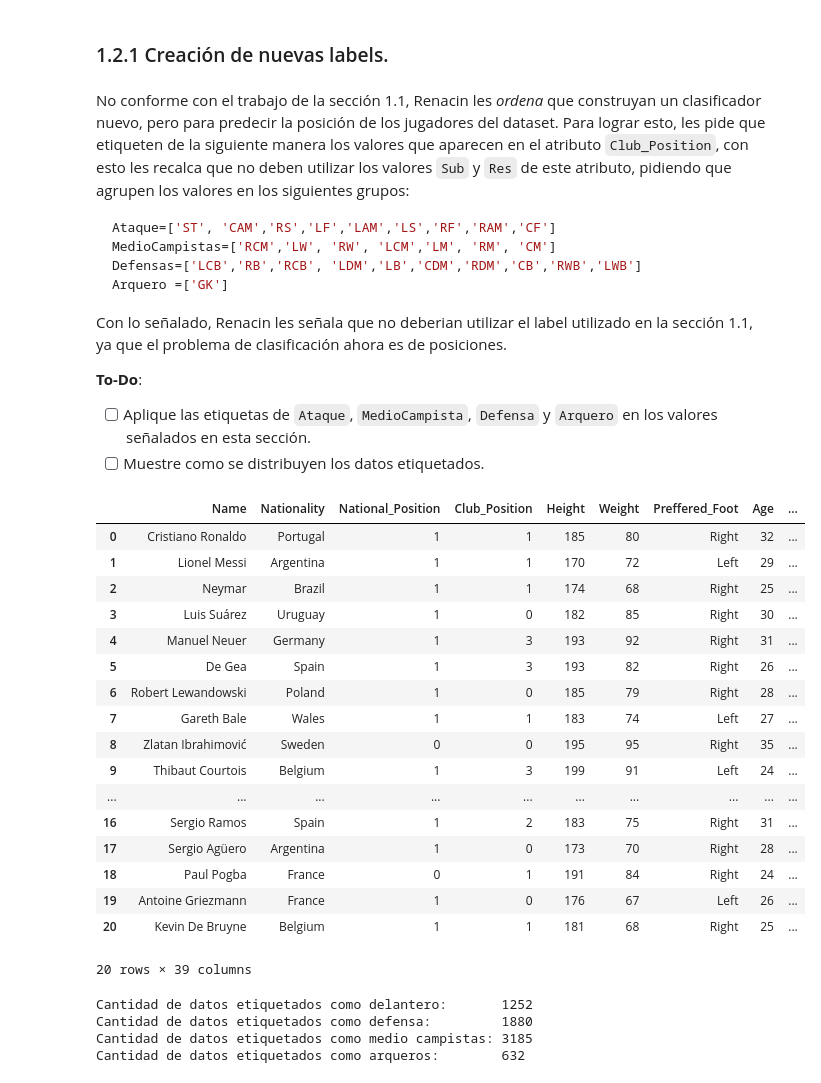
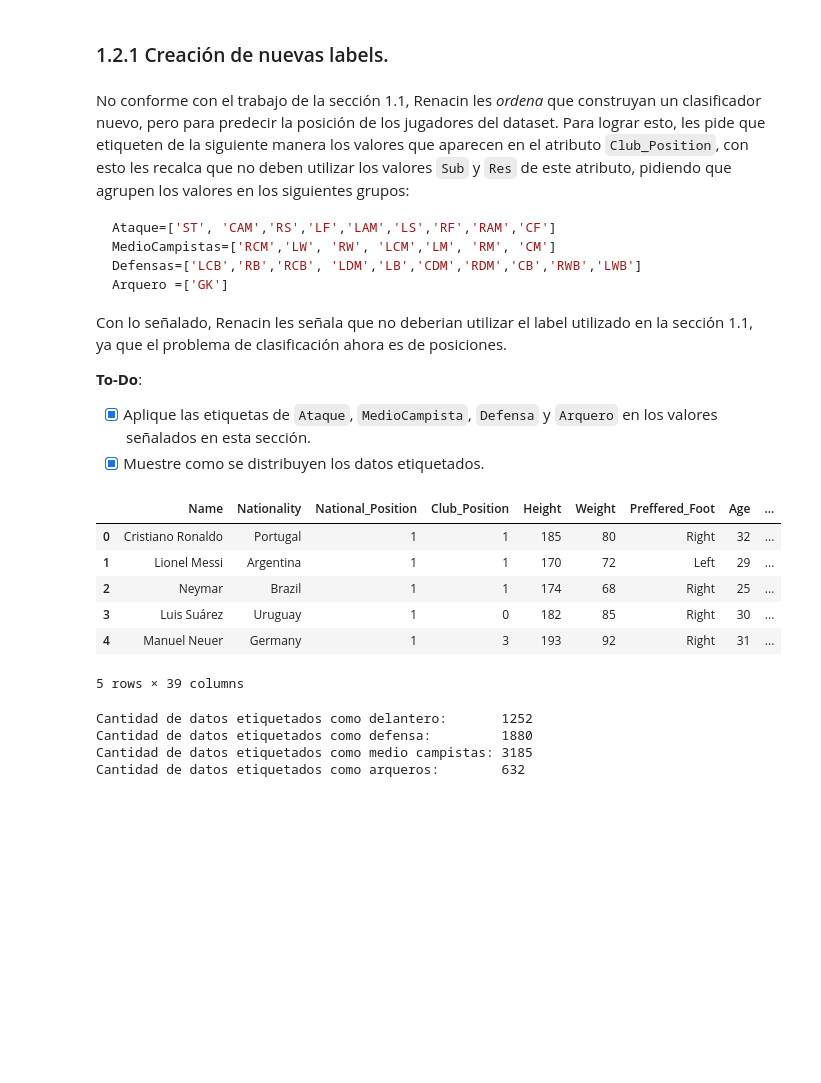
Before and after one commit to nicacevedo/Laboratorio-Ciencia-de-Datos, a Jupyter notebook: Lab3/Laboratorio3.ipynb, the cells around one changed output. Drawn from its saved outputs; the diff is of its cells as text; code cells hidden in the pictures; blank space fills up the shorter version.

````diff
--- a/Lab3/Laboratorio3.ipynb
+++ b/Lab3/Laboratorio3.ipynb
@@ -440,42 +417,32 @@ Con lo señalado, Renacin les señala que no deberian utilizar el label utilizad
 
 **To-Do**:
 
-- [ ] Aplique las etiquetas de ```Ataque```, ```MedioCampista```, ```Defensa``` y ```Arquero``` en los valores señalados en esta sección.
-- [ ] Muestre como se distribuyen los datos etiquetados.
+- [X] Aplique las etiquetas de ```Ataque```, ```MedioCampista```, ```Defensa``` y ```Arquero``` en los valores señalados en esta sección.
+- [X] Muestre como se distribuyen los datos etiquetados.
 # %%
-#display(features.head(20))
+# Nuevas etiquetas
 Ataque=['ST', 'CAM','RS','LF','LAM','LS','RF','RAM','CF']
 MedioCampistas=['RCM','LW', 'RW', 'LCM','LM', 'RM', 'CM']
 Defensas=['LCB','RB','RCB', 'LDM','LB','CDM','RDM','CB','RWB','LWB']
 Arquero =['GK']
 
+# Posiciones a etiquetar
 posiciones = [Ataque, MedioCampistas, Defensas, Arquero]
 
 # Genero etiquetas para cada posicion
 for i in range(4):
-    df_players.loc[df_players.Club_Position.isin(posiciones[i]),'Club_Position'] = i
+    df_players.loc[df_players.Club_Position.isin(posiciones[i]), 'Club_Position'] = i
 
 # Quitamos los subs
-df_players = df_players[~df_players['Club_Position'].isin(['Sub', 'Res', np.nan])] # confirmar que existen NA realmente en la orignal
-df_players['Club_Position'] = df_players['Club_Position'].astype('int')
-df_players.head(20)
+df_players = df_players[~df_players['Club_Position'].isin(['Sub', 'Res', np.nan])] #Hay 1 NA
+df_players.loc[:,'Club_Position'] = df_players['Club_Position'].astype('int')
+df_players.head()
 # %% [output]
 |  | Name | Nationality | National_Position | Club_Position | Height | Weight | Preffered_Foot | Age | ... |
 | 0 | Cristiano Ronaldo | Portugal | 1 | 1 | 185 | 80 | Right | 32 | ... |
 | 1 | Lionel Messi | Argentina | 1 | 1 | 170 | 72 | Left | 29 | ... |
 | 2 | Neymar | Brazil | 1 | 1 | 174 | 68 | Right | 25 | ... |
 | 3 | Luis Suárez | Uruguay | 1 | 0 | 182 | 85 | Right | 30 | ... |
 | 4 | Manuel Neuer | Germany | 1 | 3 | 193 | 92 | Right | 31 | ... |
-| 5 | De Gea | Spain | 1 | 3 | 193 | 82 | Right | 26 | ... |
-| 6 | Robert Lewandowski | Poland | 1 | 0 | 185 | 79 | Right | 28 | ... |
-| 7 | Gareth Bale | Wales | 1 | 1 | 183 | 74 | Left | 27 | ... |
-| 8 | Zlatan Ibrahimović | Sweden | 0 | 0 | 195 | 95 | Right | 35 | ... |
-| 9 | Thibaut Courtois | Belgium | 1 | 3 | 199 | 91 | Left | 24 | ... |
-| ... | ... | ... | ... | ... | ... | ... | ... | ... | ... |
-| 16 | Sergio Ramos | Spain | 1 | 2 | 183 | 75 | Right | 31 | ... |
-| 17 | Sergio Agüero | Argentina | 1 | 0 | 173 | 70 | Right | 28 | ... |
-| 18 | Paul Pogba | France | 0 | 1 | 191 | 84 | Right | 24 | ... |
-| 19 | Antoine Griezmann | France | 1 | 0 | 176 | 67 | Left | 26 | ... |
-| 20 | Kevin De Bruyne | Belgium | 1 | 1 | 181 | 68 | Right | 25 | ... |
-20 rows × 39 columns
+5 rows × 39 columns
 # %%
````
Also changed, not shown: parts of 20 cells of this notebook.
